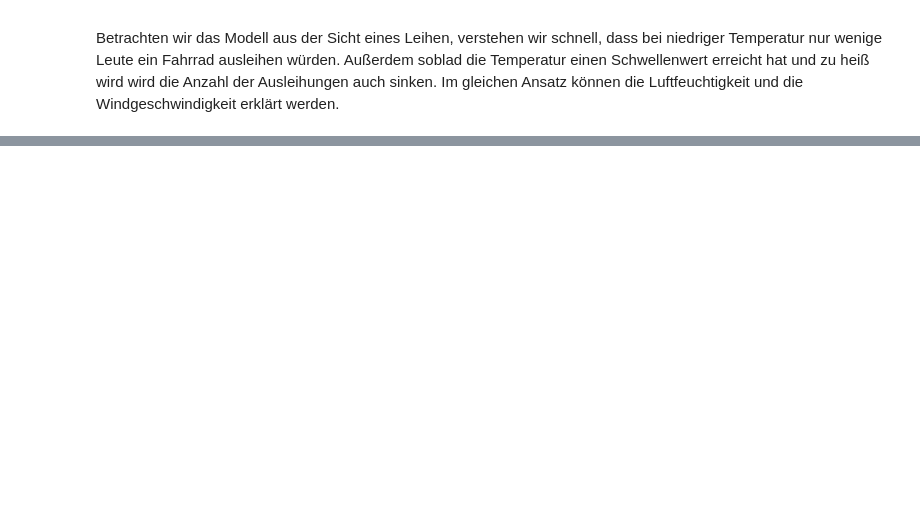
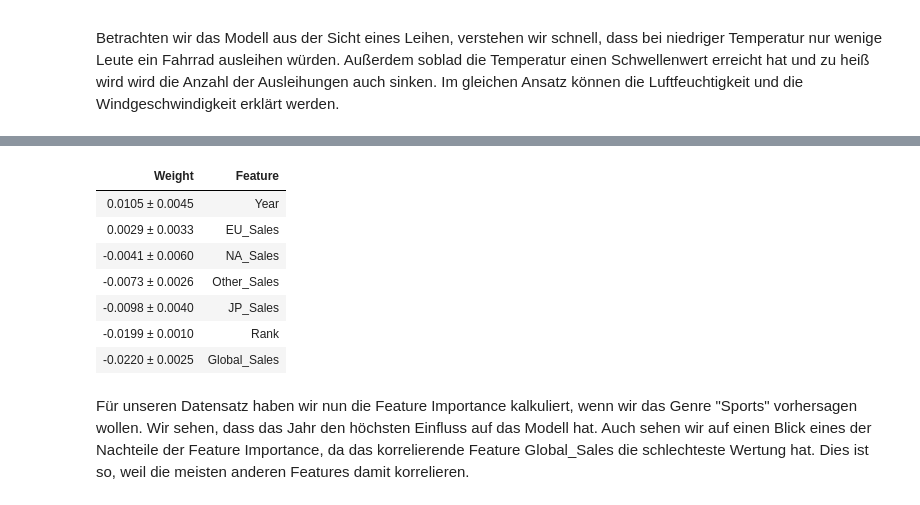
Before and after one commit to RageJohnny/algo_seminararbeit, a Jupyter notebook: explainability.ipynb, the cells around one changed output, grey strips where cells are left out. Cells and saved outputs as stored; diff of their text form; code cells hidden in the pictures; blank space fills up the shorter version.

```diff
--- a/explainability.ipynb
+++ b/explainability.ipynb
@@ -171,0 +226,21 @@ Shapley Values haben einige Limitationen. Durch das Heranziehen von Teilmengen e
+# %%
+y = (vgsales["Genre"] == "Sports")
+feature_names = [i for i in vgsales.columns if vgsales[i].dtype in [np.int64, np.float64]]
+X = vgsales[feature_names]
+train_X, val_X, train_y, val_y = train_test_split(X, y, random_state=1)
+my_model = RandomForestClassifier(n_estimators=100,
+                                  random_state=0).fit(train_X, train_y)
+# %%
+perm = PermutationImportance(my_model, random_state=1).fit(val_X, val_y)
+eli5.show_weights(perm, feature_names = val_X.columns.tolist())
+# %% [output]
+| Weight | Feature |
+| 0.0105 ± 0.0045 | Year |
+| 0.0029 ± 0.0033 | EU_Sales |
+| -0.0041 ± 0.0060 | NA_Sales |
+| -0.0073 ± 0.0026 | Other_Sales |
+| -0.0098 ± 0.0040 | JP_Sales |
+| -0.0199 ± 0.0010 | Rank |
+| -0.0220 ± 0.0025 | Global_Sales |
+# %% [markdown]
+Für unseren Datensatz haben wir nun die Feature Importance kalkuliert, wenn wir das Genre "Sports" vorhersagen wollen. Wir sehen, dass das Jahr den höchsten Einfluss auf das Modell hat. Auch sehen wir auf einen Blick eines der Nachteile der Feature Importance, da das korrelierende Feature Global_Sales die schlechteste Wertung hat. Dies ist so, weil die meisten anderen Features damit korrelieren.
```
Also changed, not shown: parts of 26 cells of this notebook, 1 other file.
